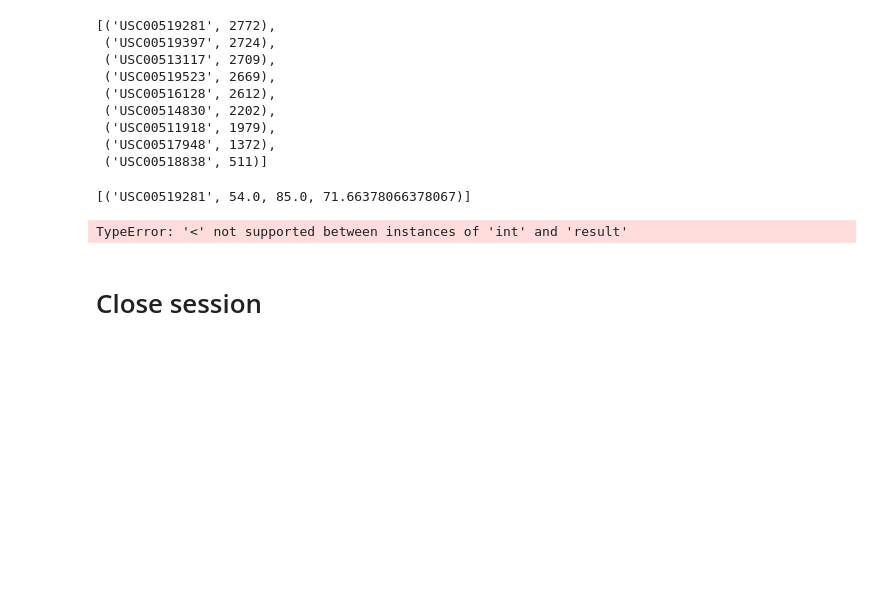
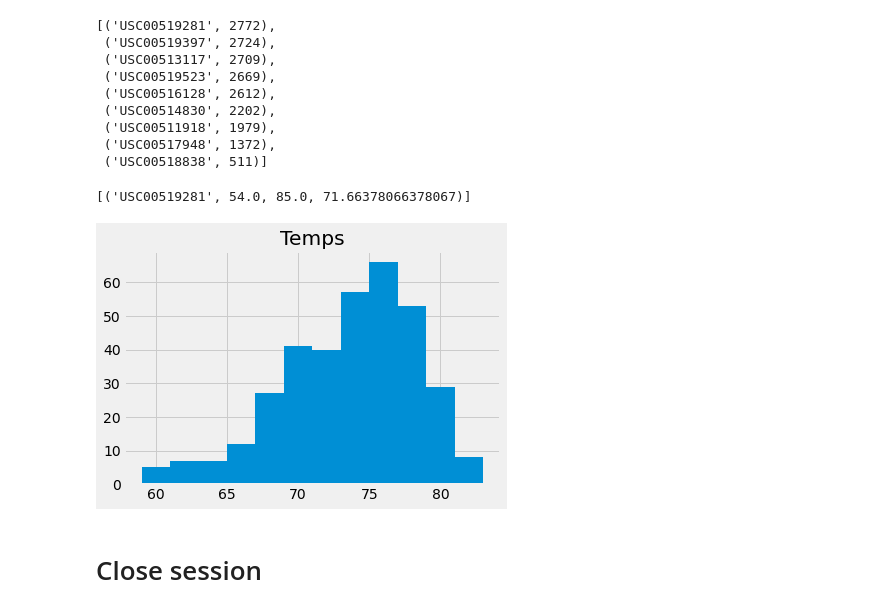
Before and after one commit to GregJP/sqlalchemy-challenge, a Jupyter notebook: climate_starter.ipynb, the cells around one changed output. Saved outputs shown, nothing was run; the diff lists cells and outputs as text; code cells hidden in the pictures; blank space fills up the shorter version.

```diff
--- a/climate_starter.ipynb
+++ b/climate_starter.ipynb
@@ -109,14 +109,12 @@ statstats
 # %%
 # Using the most active station id
 # Query the last 12 months of temperature observation data for this station and plot the results as a histogram
 results = climate_session.query(meas.tobs).filter(meas.date >= '2016-08-23').filter(meas.station == 'USC00519281').all()
-bins = [0,60,62,64,66,68,70,72,74,76,78,80,86]
-names = ["60","62","64","66","68","70","72","74","76","78","80","82"]
+results = list(np.ravel(results))
 tobsdf = pd.DataFrame({'Temps':results})
-tobsdf["Bin"] = pd.cut(tobsdf["Temps"], bins, labels=names, include_lowest=True)
-# Can't find reason for error
+hist = tobsdf.hist(bins=12)
 # %% [output]
-TypeError: '<' not supported between instances of 'int' and 'result'
+[figure, added]
 # %% [markdown]
 # Close session
 # %%
```
